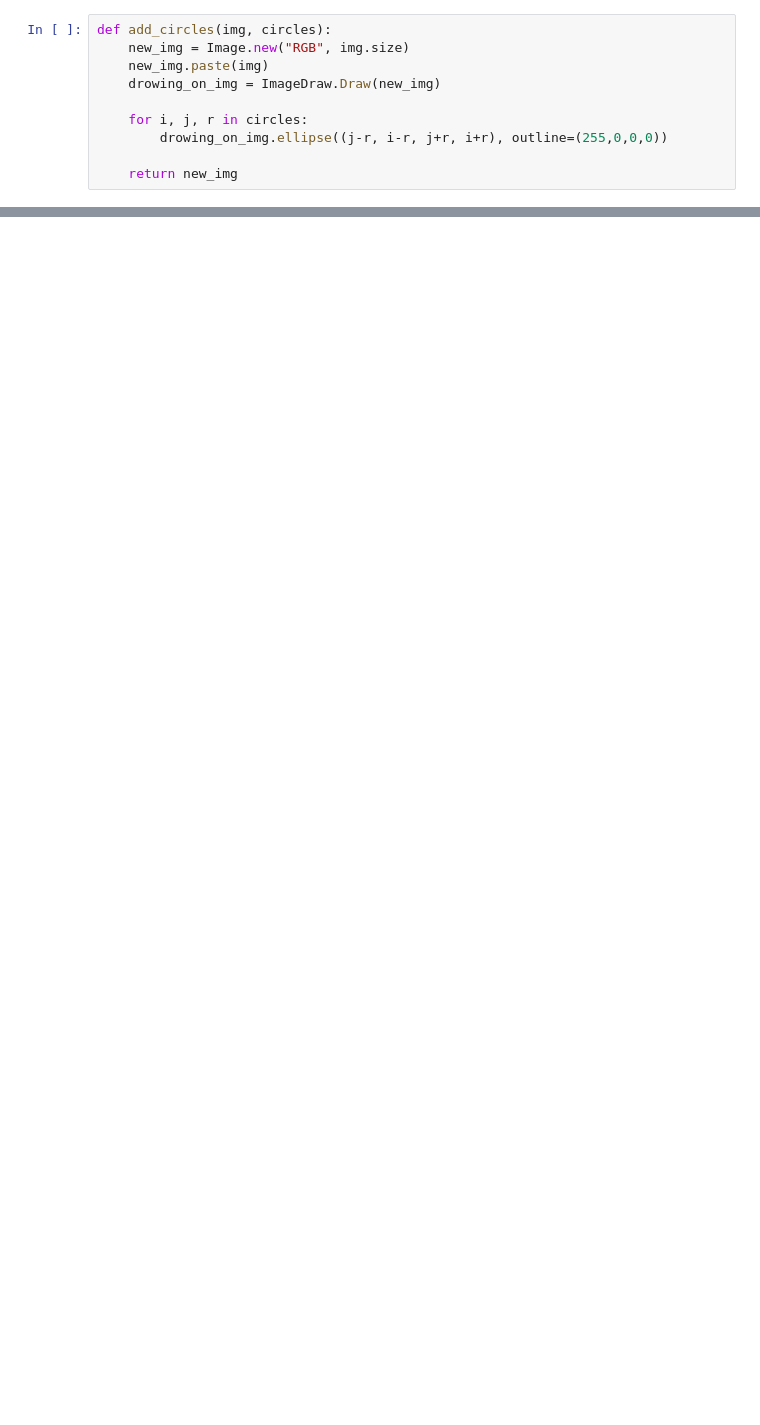
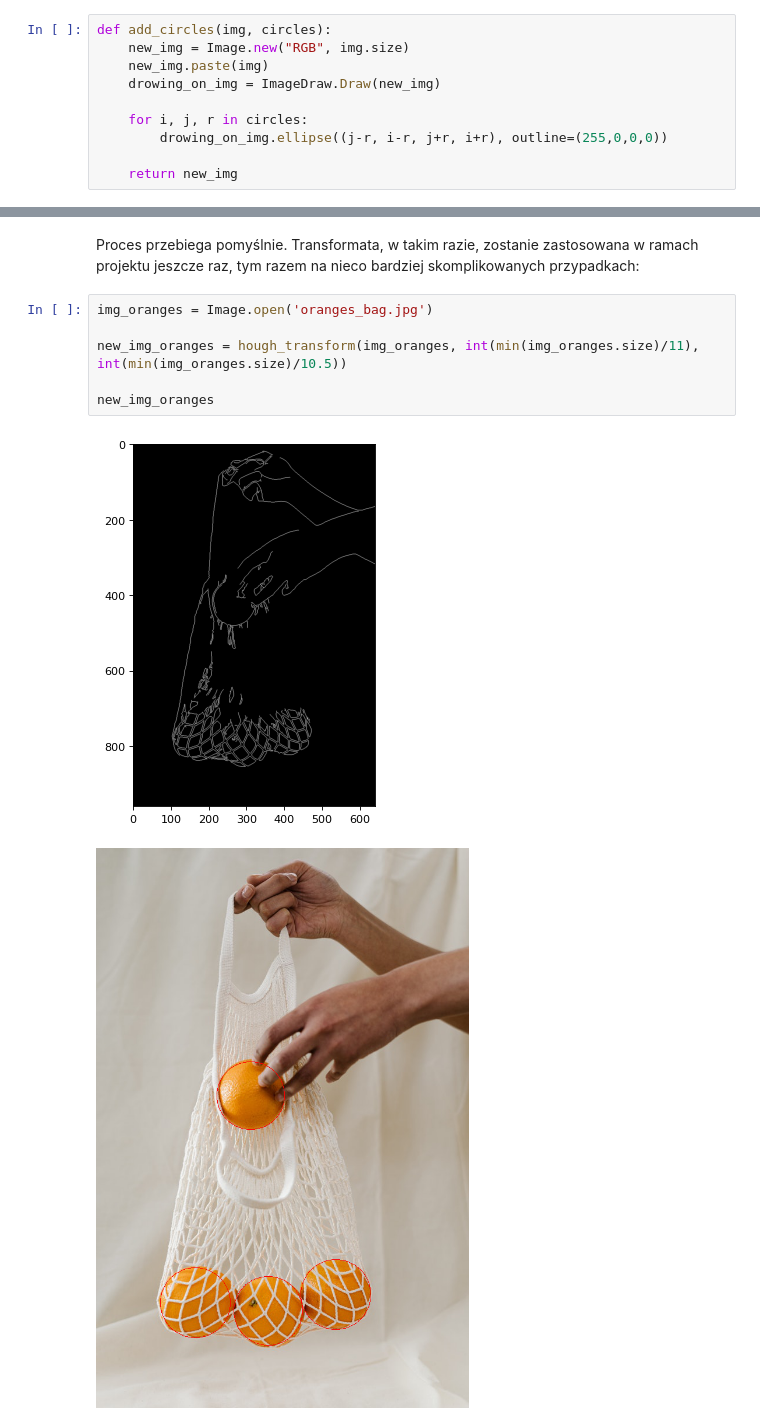
Before and after one commit to KrzysiekJa/Digital-Image-Processing-2, a Jupyter notebook: project/circles_hough_detection.ipynb, the cells around one changed output, grey strips where cells are left out. Saved outputs shown, nothing was run; the diff lists cells and outputs as text; blank space fills up the shorter version.

```diff
--- a/project/circles_hough_detection.ipynb
+++ b/project/circles_hough_detection.ipynb
@@ -213,0 +182,11 @@ pixels_cords = canny_edge_detection(img)
+# %% [markdown]
+Proces przebiega pomyślnie. Transformata, w takim razie, zostanie zastosowana w ramach projektu jeszcze raz, tym razem na nieco bardziej skomplikowanych przypadkach:
+# %%
+img_oranges = Image.open('oranges_bag.jpg')
+
+new_img_oranges = hough_transform(img_oranges, int(min(img_oranges.size)/11), int(min(img_oranges.size)/10.5))
+
+new_img_oranges
+# %% [output]
+[figure, added]
+[figure, added]
```
Also changed, not shown: parts of 36 cells of this notebook, 7 other files.
